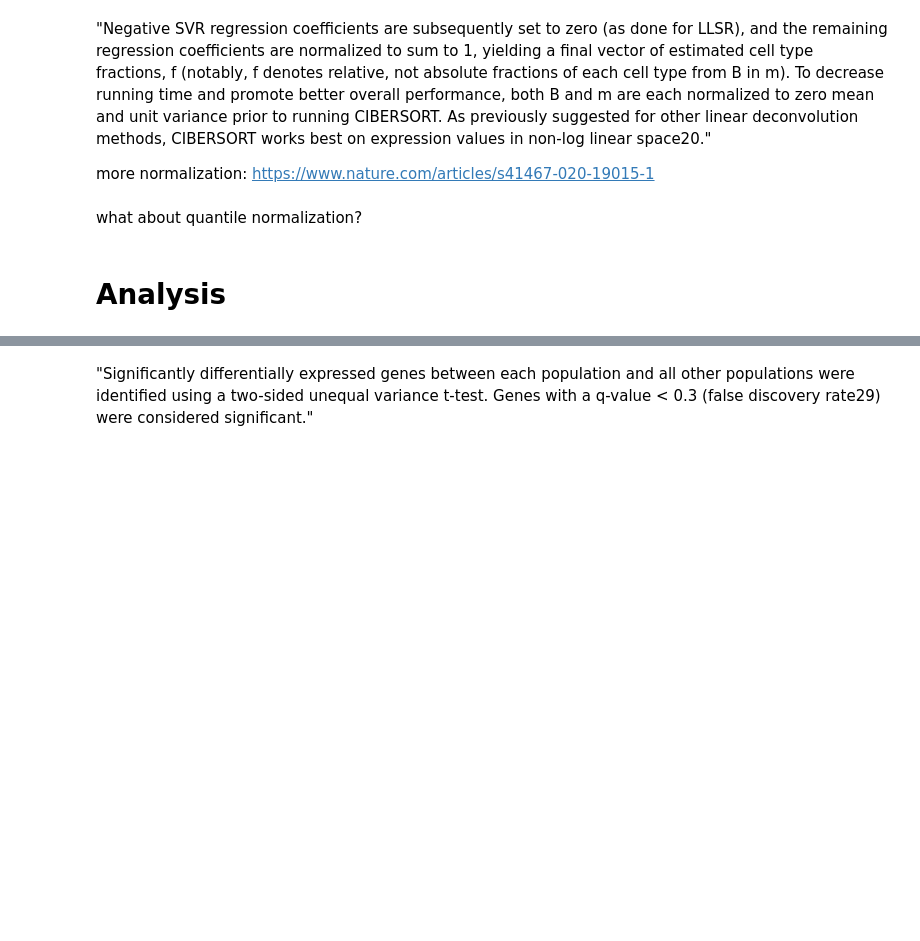
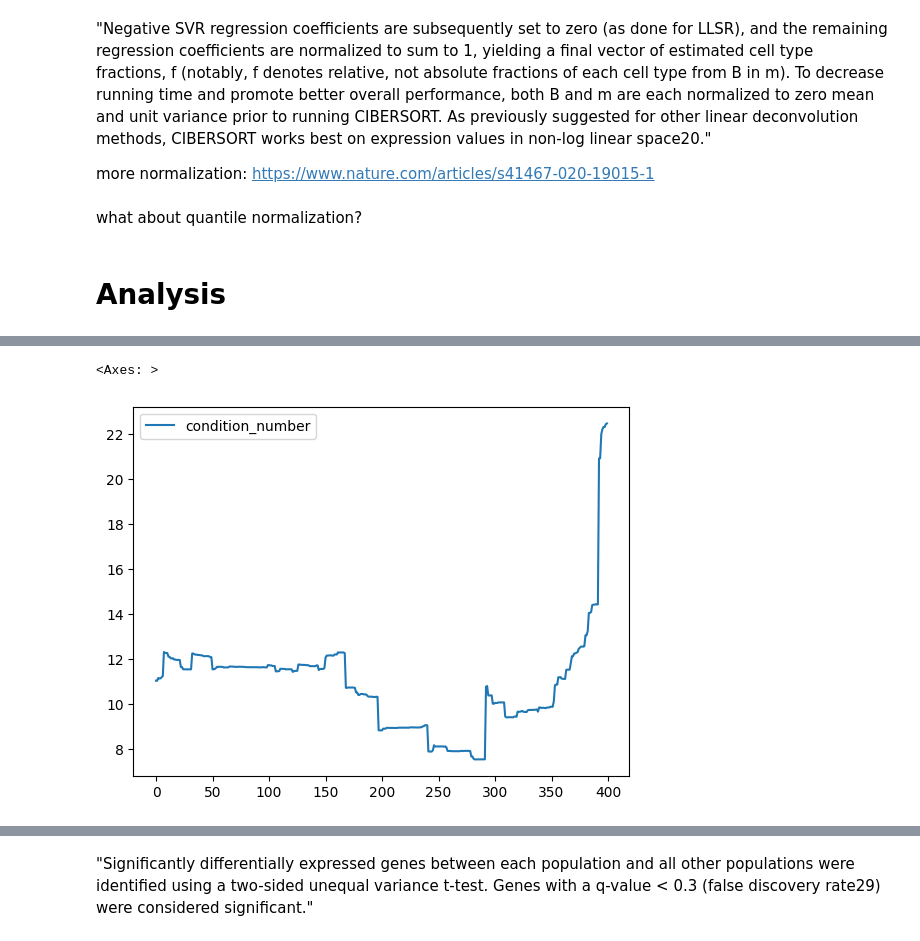
Before and after one commit to cyniphile/cell-type-deconvolution, a Jupyter notebook: Analysis.ipynb, the cells around one changed output, grey strips where cells are left out. Cells and saved outputs as stored; diff of their text form; code cells hidden in the pictures; blank space fills up the shorter version.

```diff
--- a/Analysis.ipynb
+++ b/Analysis.ipynb
@@ -86,0 +180,21 @@ estimated_proportions.index = signature_matrix.columns
+# %%
+def generate_feature_selection_data(feature_ranking, X):
+    """
+    Return a dataframe of the summary stats for each feature set.
+    """
+    data = {}
+    for i in range(feature_ranking.shape[0]):
+        index = -1 * i if -1 * i != 0 else None
+        feature_set = feature_ranking[:index].index
+        X_filtered = X.loc[feature_set]
+        condition_number = get_condition_number(X_filtered)
+        data[i] = {
+            'condition_number': condition_number,
+        }
+    return pd.DataFrame(data).T
+
+df = generate_feature_selection_data(genes_ranked_by_DE, signature_matrix_common)
+df.head(400).plot()
+# %% [output]
+<Axes: >
+[figure, added]
```
Also changed, not shown: parts of 25 cells of this notebook, 10 other files.
